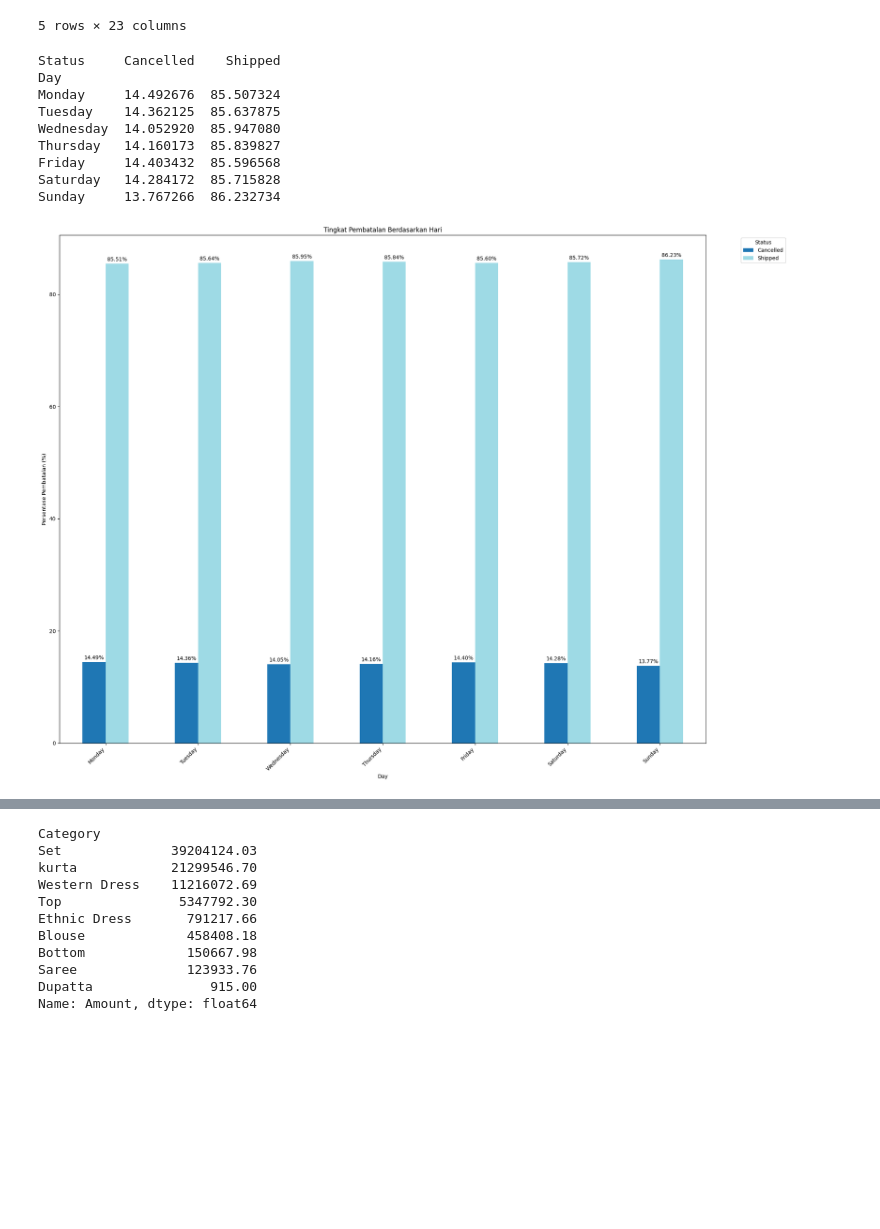
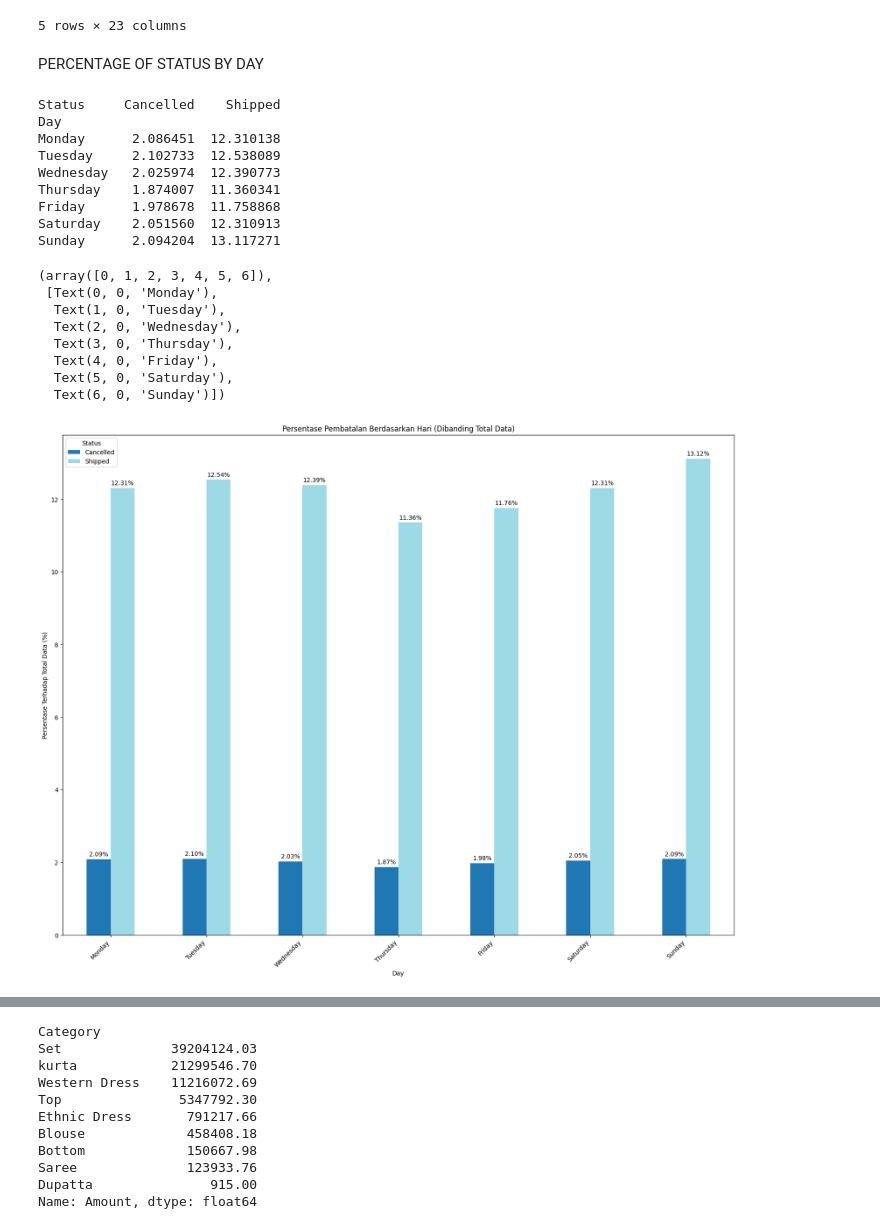
Before and after one commit to ThoriqNaufal20/Analisis-Amazon-Retail, a Jupyter notebook: analysis_retail.ipynb, the cells around one changed output, grey strips where cells are left out. Drawn from its saved outputs; the diff is of its cells as text; code cells hidden in the pictures; blank space fills up the shorter version.

Commit message:
upd
create markdown and create visual using PBI

```diff
--- a/analysis_retail.ipynb
+++ b/analysis_retail.ipynb
@@ -179,6 +198,8 @@ df.head()
 | 3 | 3 | 403-9615377-8133951 | 2022-04-30 | Cancelled | Merchant | Amazon.in | Standard | J0341 | J0341-DR-L | ... |
 | 4 | 4 | 407-1069790-7240320 | 2022-04-30 | Shipped | Amazon | Amazon.in | Expedited | JNE3671 | JNE3671-TU-XXXL | ... |
 5 rows × 23 columns
+# %% [markdown]
+PERCENTAGE OF STATUS BY DAY
 # %%
 # Tentukan urutan hari
 days_order = ['Monday', 'Tuesday', 'Wednesday', 'Thursday', 'Friday', 'Saturday', 'Sunday']
@@ -187,57 +208,61 @@ days_order = ['Monday', 'Tuesday', 'Wednesday', 'Thursday', 'Friday', 'Saturday'
 df['Day'] = pd.Categorical(df['Day'], categories=days_order, ordered=True)
 
 # Mengelompokkan data dan menghitung jumlah setiap status per hari
 status_rate = df.groupby(['Day', 'Status']).size().unstack(fill_value=0)
 
-# Menghitung persentase untuk setiap status
-statusrate_percentage = status_rate.div(status_rate.sum(axis=1), axis=0) * 100
+# Menghitung total data secara keseluruhan
+total_data = status_rate.sum().sum()
 
-# Print hasil persentase per status untuk setiap Fulfillment
-print(statusrate_percentage)
+# Menghitung persentase per hari dibandingkan total data
+statusrate_percentage_total = status_rate.div(total_data) * 100
+
+# Print hasil persentase per status untuk setiap hari dibandingkan dengan total data
+print(statusrate_percentage_total)
 
 # Plot dengan ukuran figure yang disesuaikan
 fig, ax = plt.subplots(figsize=(20, 15))  # Menyesuaikan ukuran untuk fleksibilitas
 
 # Menggunakan palet warna untuk memudahkan perbedaan kategori
-colors = plt.cm.get_cmap('tab20', len(statusrate_percentage.columns))
+colors = plt.cm.get_cmap('tab20', len(statusrate_percentage_total.columns))
 
 # Visualisasi dengan bar chart
-statusrate_percentage.plot(kind='bar', ax=ax, color=colors(range(len(statusrate_percentage.columns))),
-                           title='Tingkat Pembatalan Berdasarkan Hari')
+statusrate_percentage_total.plot(kind='bar', ax=ax, color=colors(range(len(statusrate_percentage_total.columns))),
+                                 title='Persentase Pembatalan Berdasarkan Hari (Dibanding Total Data)')
 
 # Menambahkan angka di atas setiap bar
 for p in ax.patches:
     ax.annotate(f'{p.get_height():.2f}%',
                 (p.get_x() + p.get_width() / 2., p.get_height()),
                 ha='center', va='baseline',
                 xytext=(0, 5), textcoords='offset points')
 
 # Menambahkan label sumbu
-plt.ylabel('Persentase Pembatalan (%)')
+plt.ylabel('Persentase Terhadap Total Data (%)')
 plt.xlabel('Day')
 
 # Memutar label di sumbu X untuk menghindari overlap
 plt.xticks(rotation=45, ha='right')
 
-# Menambahkan legenda di luar plot agar lebih terlihat jika data banyak
-plt.legend(title='Status', bbox_to_anchor=(1.05, 1), loc='upper left')
-
-# Mengatur tata letak agar lebih rapi
-plt.tight_layout()
-
-# Menampilkan grafik
-plt.show()
+# Menambahkan legenda
 # %% [output]
 Status     Cancelled    Shipped
 Day
-Monday     14.492676  85.507324
-Tuesday    14.362125  85.637875
-Wednesday  14.052920  85.947080
-Thursday   14.160173  85.839827
-Friday     14.403432  85.596568
-Saturday   14.284172  85.715828
-Sunday     13.767266  86.232734
+Monday      2.086451  12.310138
+Tuesday     2.102733  12.538089
+Wednesday   2.025974  12.390773
+Thursday    1.874007  11.360341
+Friday      1.978678  11.758868
+Saturday    2.051560  12.310913
+Sunday      2.094204  13.117271
+(array([0, 1, 2, 3, 4, 5, 6]),
+ [Text(0, 0, 'Monday'),
+  Text(1, 0, 'Tuesday'),
+  Text(2, 0, 'Wednesday'),
+  Text(3, 0, 'Thursday'),
+  Text(4, 0, 'Friday'),
+  Text(5, 0, 'Saturday'),
+  Text(6, 0, 'Sunday')])
-[figure, old version]
+[figure, new version]
 # %%
 # Menambahkan kolom 'Day' dengan nama hari
 df['Month'] = df['Date'].dt.month_name()
```
Also changed, not shown: parts of 19 cells of this notebook, 1 other file.
